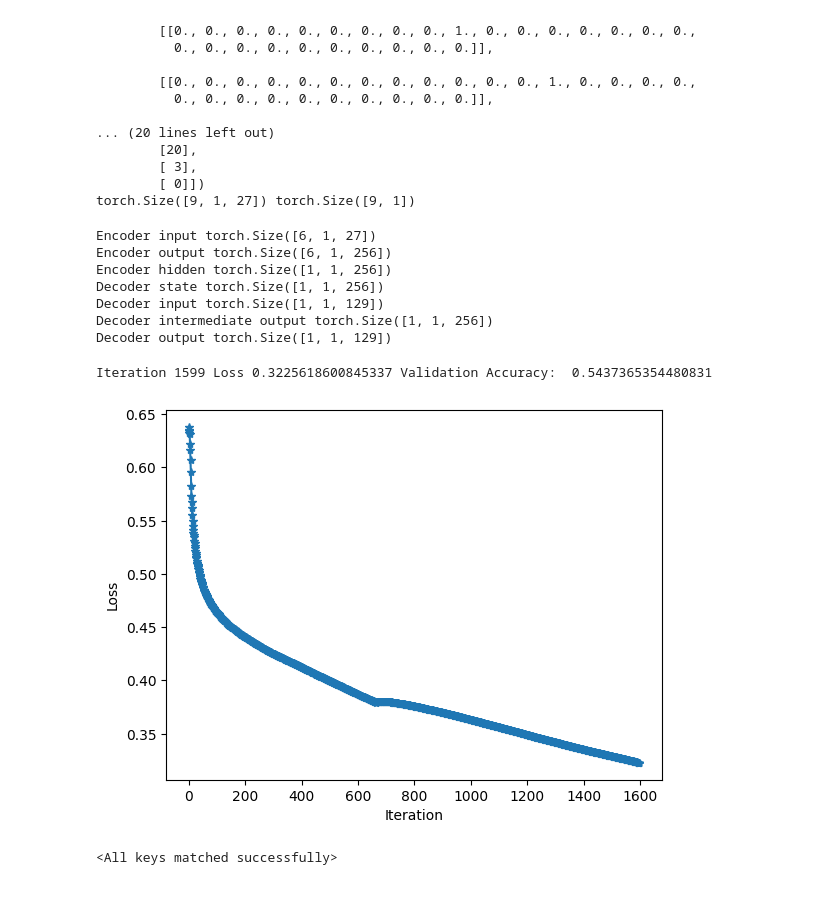
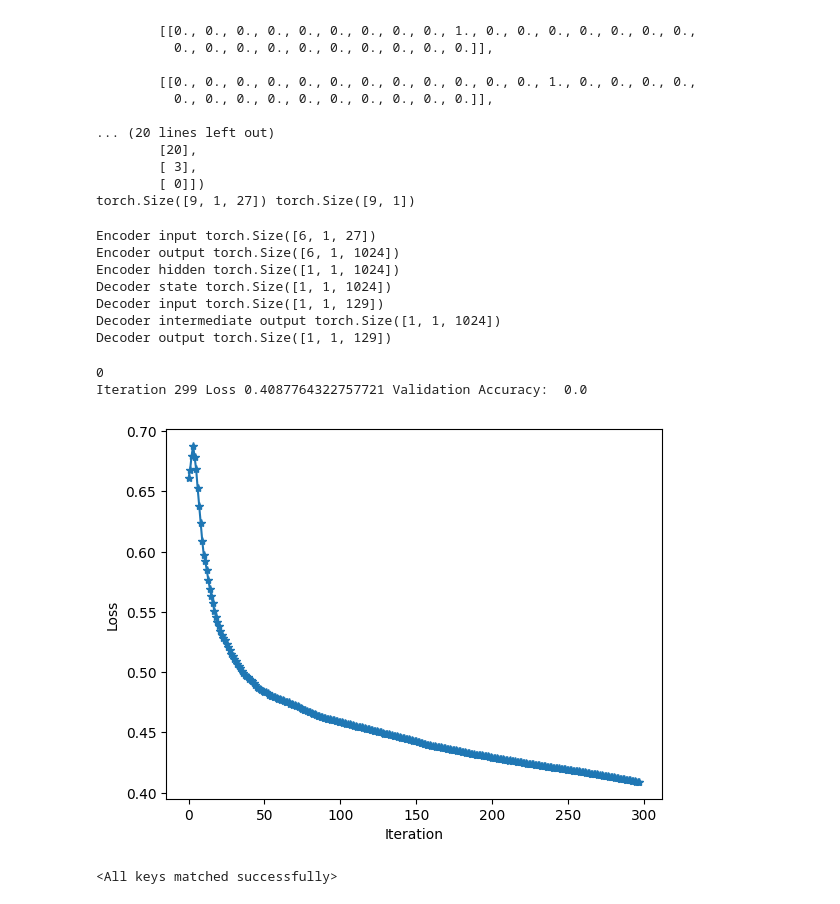
Before and after one commit to oikn2018/transliteration_system, a Jupyter notebook: a3_wo_attn.ipynb, the cells around one changed output. Cells and saved outputs as stored; diff of their text form; code cells hidden in the pictures.

```diff
--- a/a3_wo_attn.ipynb
+++ b/a3_wo_attn.ipynb
@@ -356,14 +470,14 @@ class GRU_EncDec(nn.Module):
 # %%
-net = GRU_EncDec(len(eng_alpha2idx), 256, len(indic_alpha2idx), verbose=True)
+# net = GRU_EncDec(len(eng_alpha2idx), 1024, len(indic_alpha2idx), verbose=True)
 # %%
-out = infer(net, 'india', 30)
+# out = infer(net, 'india', 30)
 # %% [output]
 Encoder input torch.Size([6, 1, 27])
-Encoder output torch.Size([6, 1, 256])
-Encoder hidden torch.Size([1, 1, 256])
-Decoder state torch.Size([1, 1, 256])
+Encoder output torch.Size([6, 1, 1024])
+Encoder hidden torch.Size([1, 1, 1024])
+Decoder state torch.Size([1, 1, 1024])
 Decoder input torch.Size([1, 1, 129])
-Decoder intermediate output torch.Size([1, 1, 256])
+Decoder intermediate output torch.Size([1, 1, 1024])
 Decoder output torch.Size([1, 1, 129])
 # %%
 def train_batch(net, opt, criterion, batch_size, device = 'cpu', teacher_force = False):
@@ -414,10 +528,11 @@ def train_setup(net, lr = 0.01, n_batches = 100, batch_size = 10, momentum = 0.9
             torch.save(net.state_dict(), f'{indic_lang}_model.pth')
     return loss_arr
 # %%
-net = GRU_EncDec(len(eng_alpha2idx), 256, len(indic_alpha2idx))
+net = GRU_EncDec(len(eng_alpha2idx), 512, len(indic_alpha2idx))
 # %%
 %%time
-train_setup(net, lr=0.001, n_batches=2000, batch_size = 64, display_freq=100, device = device_gpu)
+train_setup(net, lr=0.001, n_batches=1500, batch_size = 64, display_freq=100, device = device_gpu)
 # %% [output]
-Iteration 1599 Loss 0.3225618600845337 Validation Accuracy:  0.5437365354480831
+0
+Iteration 299 Loss 0.4087764322757721 Validation Accuracy:  0.0
-[figure, old version]
+[figure, new version]
```
Also changed, not shown: parts of 11 cells of this notebook.
